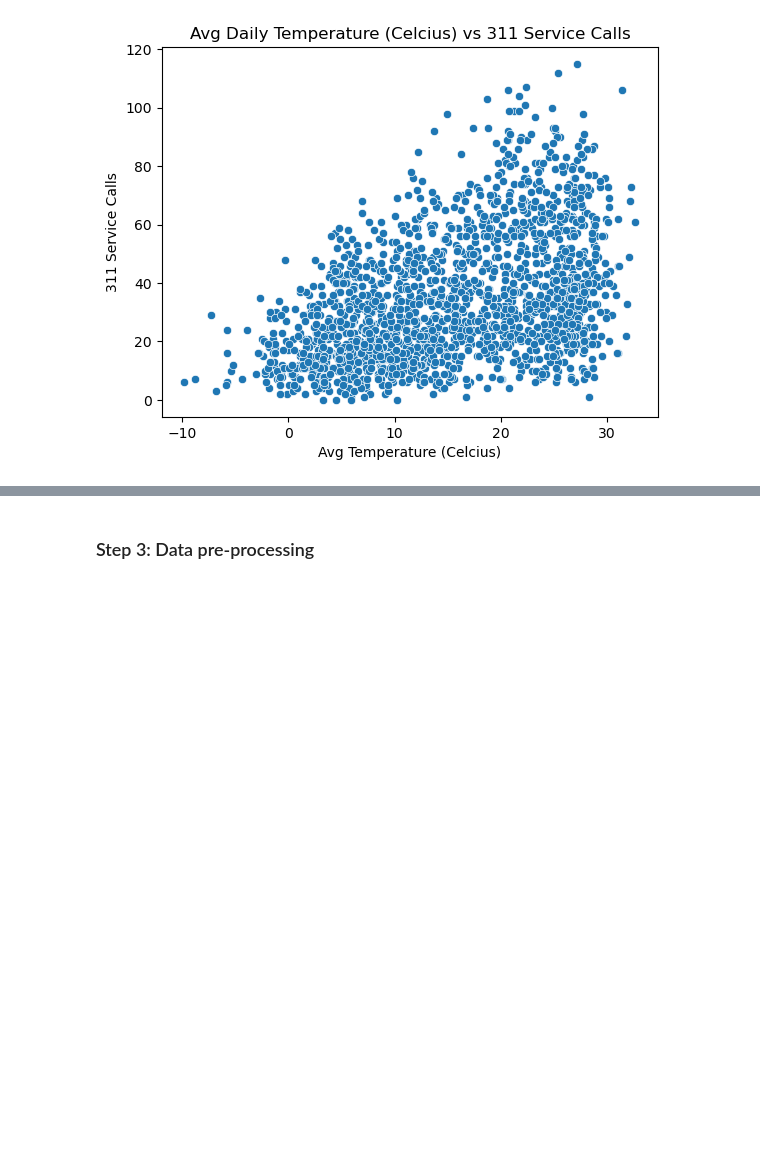
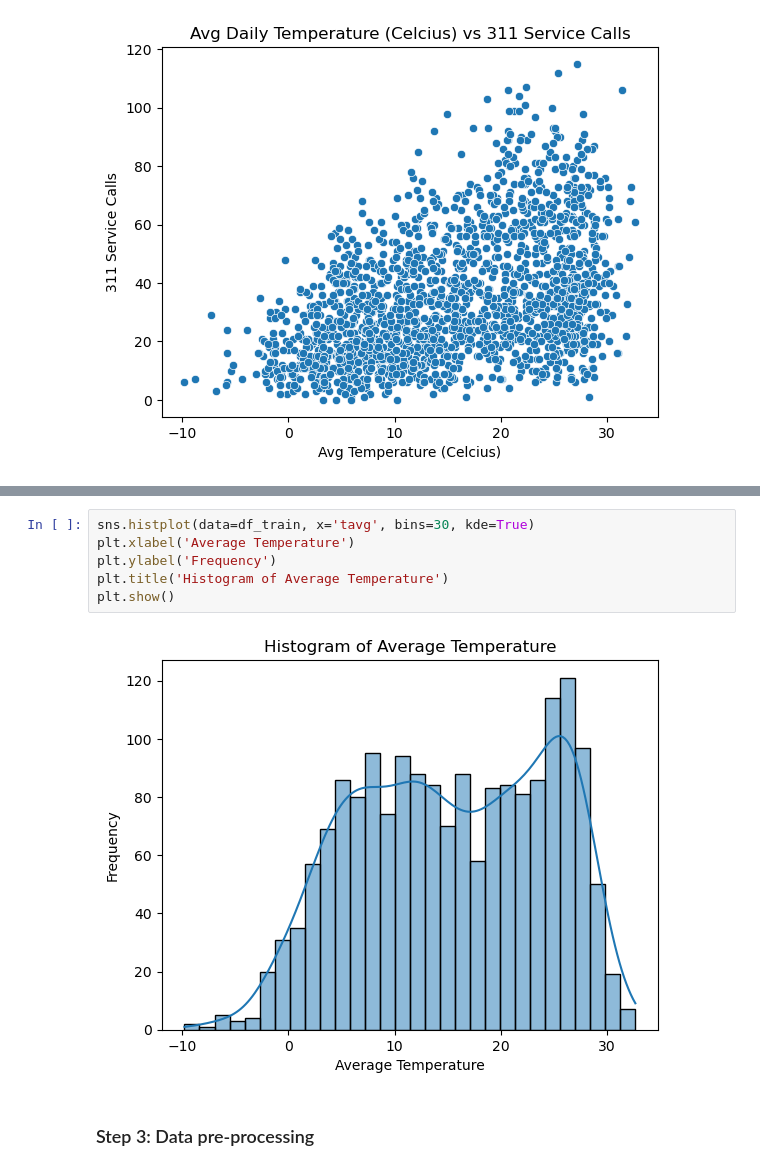
Before and after one commit to mjohnsonsea/dc_rats_311, a Jupyter notebook: DC_Rats_Impact.ipynb, the cells around one changed output, grey strips where cells are left out. Saved outputs shown, nothing was run; the diff lists cells and outputs as text; blank space fills up the shorter version.

```diff
--- a/DC_Rats_Impact.ipynb
+++ b/DC_Rats_Impact.ipynb
@@ -212,3 +221,11 @@ plt.show()
+# %%
+sns.histplot(data=df_train, x='tavg', bins=30, kde=True)
+plt.xlabel('Average Temperature')
+plt.ylabel('Frequency')
+plt.title('Histogram of Average Temperature')
+plt.show()
+# %% [output]
+[figure, added]
 # %% [markdown]
 ### Step 3: Data pre-processing
 # %%
```
Also changed, not shown: parts of 15 cells of this notebook, 1 other file.
